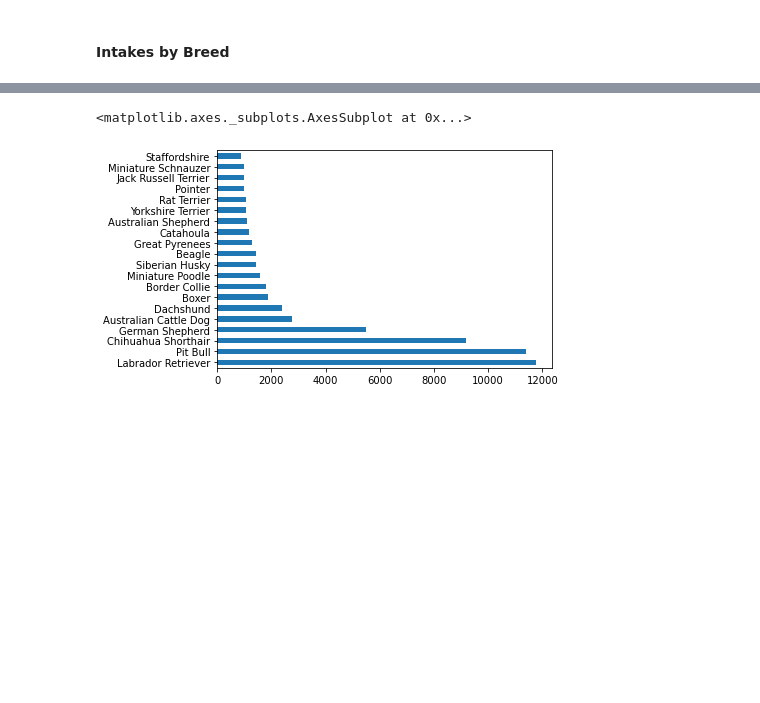
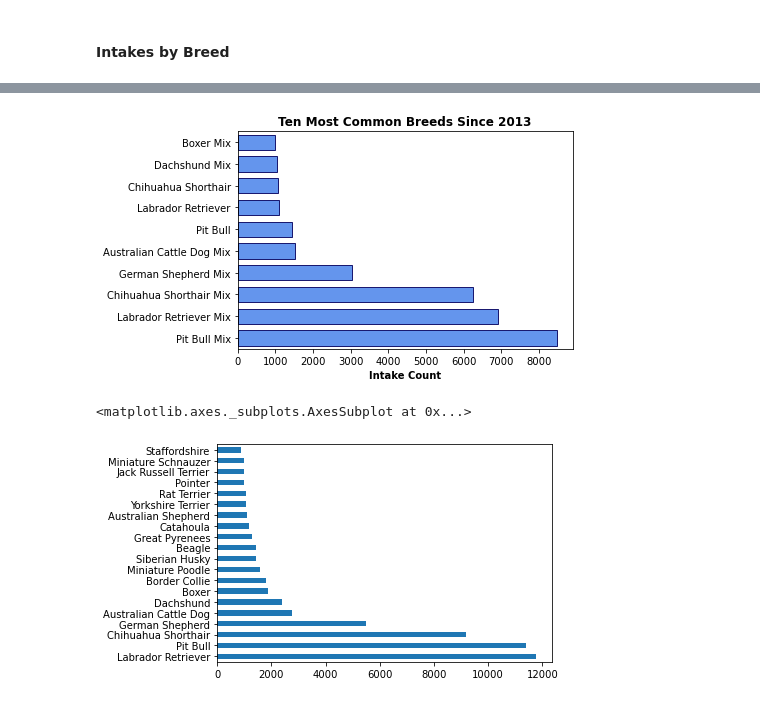
Before and after one commit to lordfrahnk/austin_shelter, a Jupyter notebook: notebooks/5 - Dogs Intakes EDA.ipynb, the cells around one changed output, grey strips where cells are left out. Drawn from its saved outputs; the diff is of its cells as text; code cells hidden in the pictures; blank space fills up the shorter version.

```diff
--- a/notebooks/5 - Dogs Intakes EDA.ipynb
+++ b/notebooks/5 - Dogs Intakes EDA.ipynb
@@ -57,3 +36,21 @@ dogs.groupby(['breed_1', 'breed_2'])['animal_id'].count().sort_values(ascending=
+# %%
+dogs.breed.value_counts().head(10).plot(kind='barh')
+
+data = dogs['breed'].value_counts().reset_index().rename(columns={'index':'breed', 'breed':'count'}).head(10)
+
+plt.barh(data['breed'],
+         data['count'],
+         color='cornflowerblue',
+         edgecolor='midnightblue',
+         height=0.7
+)
+
+plt.title('Ten Most Common Breeds Since 2013', weight='bold')
+plt.xlabel('Intake Count', weight='bold')
+
+plt.savefig('../plots/ten_most_common_breeds_intake', bbox_inches='tight');
+# %% [output]
+[figure, added]
 # %%
 # Most common component of breed
 pd.concat([dogs['breed_1'], dogs['breed_2']]).value_counts().head(20).plot(kind='barh')
```
Also changed, not shown: parts of 15 cells of this notebook.
